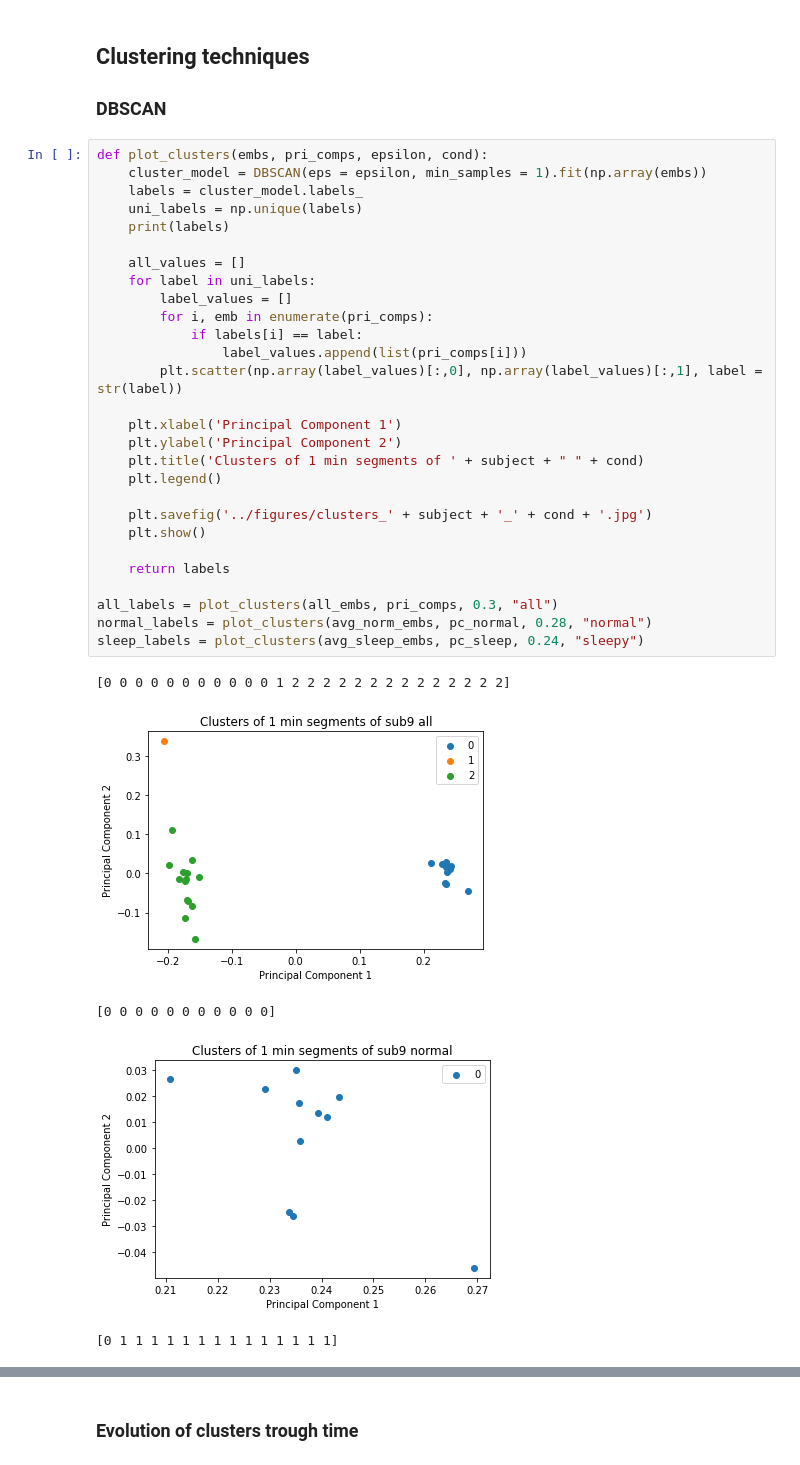
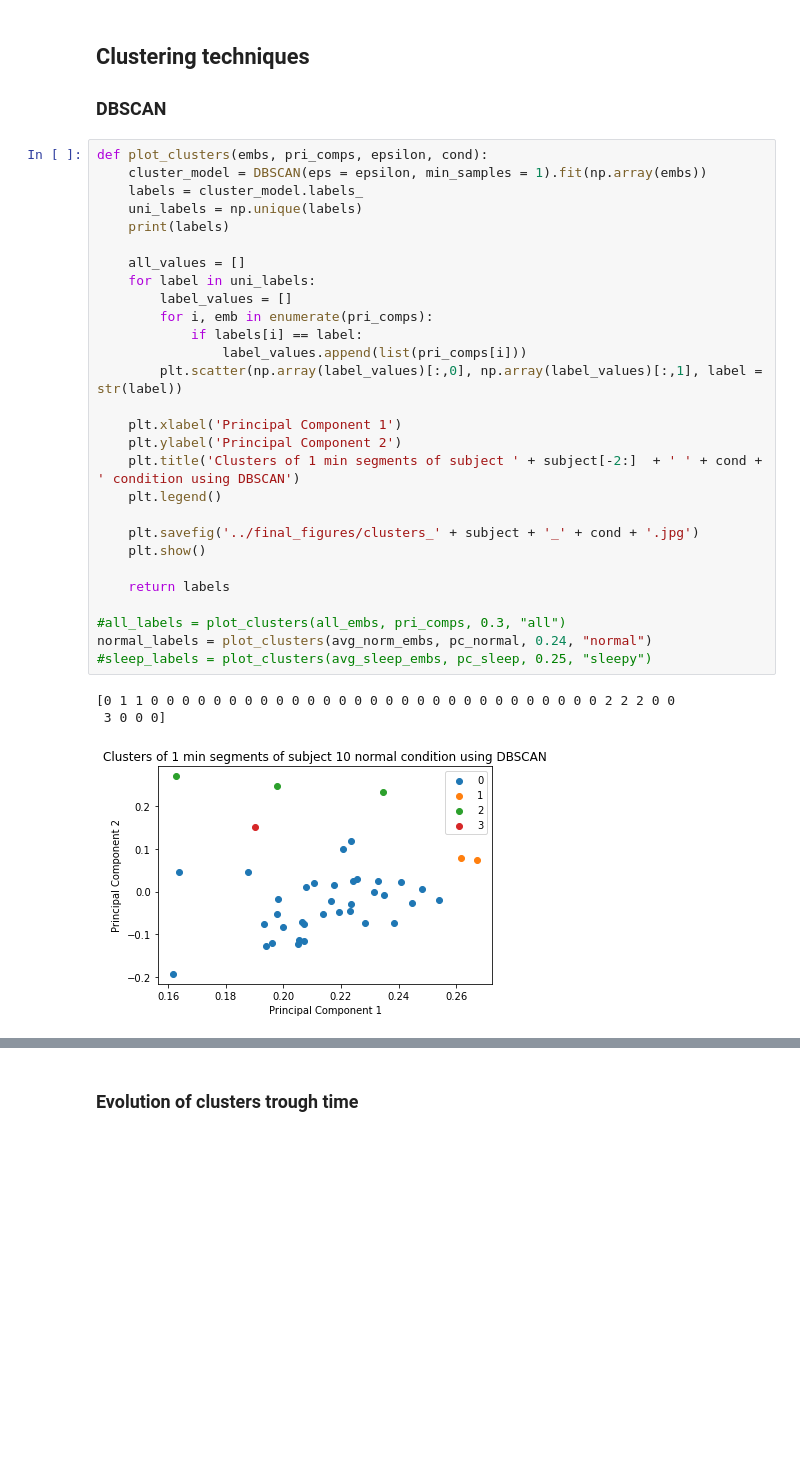
Before and after one commit to fruste/driver-drowsiness, a Jupyter notebook: code/embeddings_analysis.ipynb, the cells around one changed output, grey strips where cells are left out. Drawn from its saved outputs; the diff is of its cells as text; blank space fills up the shorter version.

```diff
--- a/code/embeddings_analysis.ipynb
+++ b/code/embeddings_analysis.ipynb
@@ -78,34 +78,32 @@ plt.show()
 # %%
 def plot_clusters(embs, pri_comps, epsilon, cond):
     cluster_model = DBSCAN(eps = epsilon, min_samples = 1).fit(np.array(embs))
     labels = cluster_model.labels_
     uni_labels = np.unique(labels)
     print(labels)
 
     all_values = []
     for label in uni_labels:
         label_values = []
         for i, emb in enumerate(pri_comps):
             if labels[i] == label:
                 label_values.append(list(pri_comps[i]))
         plt.scatter(np.array(label_values)[:,0], np.array(label_values)[:,1], label = str(label))
 
     plt.xlabel('Principal Component 1')
     plt.ylabel('Principal Component 2')
-    plt.title('Clusters of 1 min segments of ' + subject + " " + cond)
+    plt.title('Clusters of 1 min segments of subject ' + subject[-2:]  + ' ' + cond + ' condition using DBSCAN')
     plt.legend()
 
-    plt.savefig('../figures/clusters_' + subject + '_' + cond + '.jpg')
+    plt.savefig('../final_figures/clusters_' + subject + '_' + cond + '.jpg')
     plt.show()
 
     return labels
 
-all_labels = plot_clusters(all_embs, pri_comps, 0.3, "all")
-normal_labels = plot_clusters(avg_norm_embs, pc_normal, 0.28, "normal")
-sleep_labels = plot_clusters(avg_sleep_embs, pc_sleep, 0.24, "sleepy")
+#all_labels = plot_clusters(all_embs, pri_comps, 0.3, "all")
+normal_labels = plot_clusters(avg_norm_embs, pc_normal, 0.24, "normal")
+#sleep_labels = plot_clusters(avg_sleep_embs, pc_sleep, 0.25, "sleepy")
 # %% [output]
-[0 0 0 0 0 0 0 0 0 0 0 1 2 2 2 2 2 2 2 2 2 2 2 2 2 2]
+[0 1 1 0 0 0 0 0 0 0 0 0 0 0 0 0 0 0 0 0 0 0 0 0 0 0 0 0 0 0 0 0 2 2 2 0 0
+ 3 0 0 0]
-[figure, old version]
+[figure, new version]
-[0 0 0 0 0 0 0 0 0 0 0]
-[figure, removed]
-[0 1 1 1 1 1 1 1 1 1 1 1 1 1 1]
```
Also changed, not shown: parts of 4 cells of this notebook, 23 other files.
